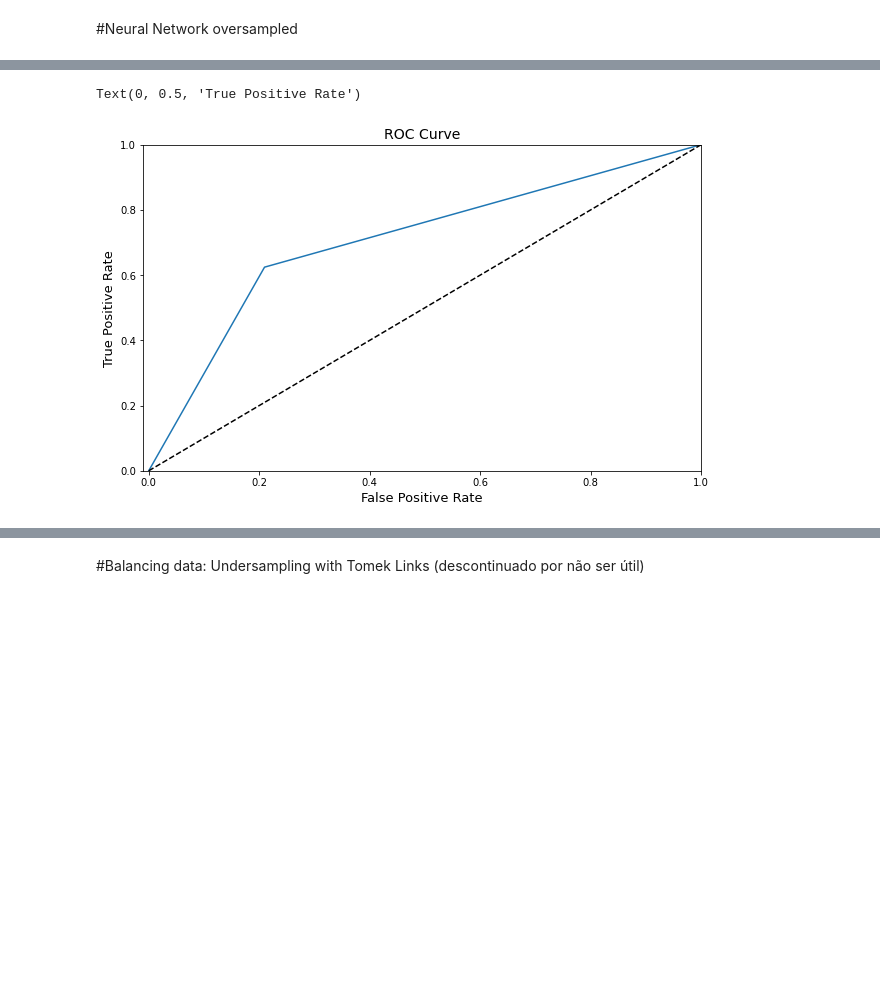
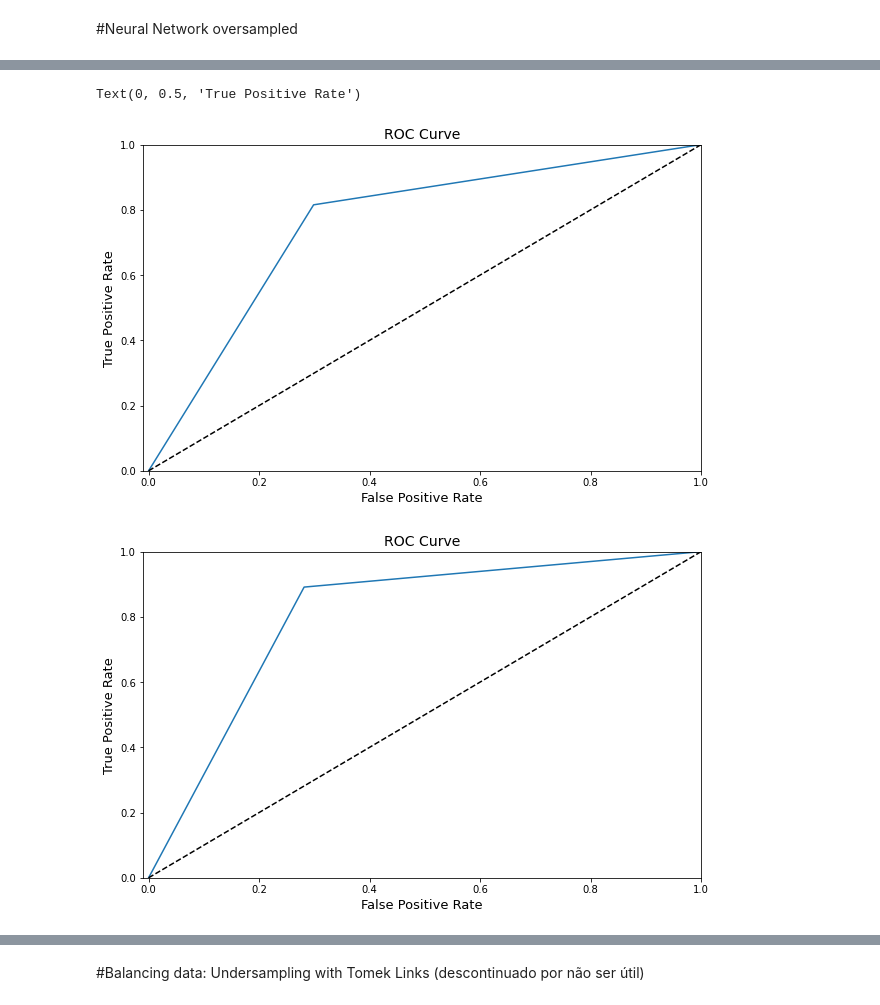
Before and after one commit to Gabriel-Lyra/bankruptcy_prediction, a Jupyter notebook: Projeto_aprendizagem_de_maquina.ipynb, the cells around one changed output, grey strips where cells are left out. Saved outputs shown, nothing was run; the diff lists cells and outputs as text; code cells hidden in the pictures; blank space fills up the shorter version.

```diff
--- a/Projeto_aprendizagem_de_maquina.ipynb
+++ b/Projeto_aprendizagem_de_maquina.ipynb
@@ -592,0 +653,9 @@ plot = skplt.metrics.plot_confusion_matrix(y_test, lr_oversampled_pred_class_ori
+# %%
+svc_oversampled = SVC(kernel = 'rbf')
+
+svc_oversampled.fit(x_train_oversampled,y_train_oversampled)
+svc_oversampled_pred_class = svc_oversampled.predict(x_test_oversampled)
+svc_oversampled_pred_class_original = svc_oversampled.predict(x_test)
+
+print(classification_report(y_test_oversampled, svc_oversampled_pred_class))
+print(classification_report(y_test, svc_oversampled_pred_class_original))
@@ -592,0 +715,9 @@ plot = skplt.metrics.plot_confusion_matrix(y_test, lr_oversampled_pred_class_ori
+# %%
+rf_oversampled = RandomForestClassifier()
+
+rf_oversampled.fit(x_train_oversampled,y_train_oversampled)
+rf_oversampled_pred_class = rf_oversampled.predict(x_test_oversampled)
+rf_oversampled_pred_class_original = rf_oversampled.predict(x_test)
+
+print(classification_report(y_test_oversampled, rf_oversampled_pred_class))
+print(classification_report(y_test, rf_oversampled_pred_class_original))
@@ -592,0 +777,9 @@ plot = skplt.metrics.plot_confusion_matrix(y_test, lr_oversampled_pred_class_ori
+# %%
+knn_oversampled = KNeighborsClassifier(n_neighbors = 5)
+
+knn_oversampled.fit(x_train_oversampled,y_train_oversampled)
+knn_oversampled_pred_class = knn_oversampled.predict(x_test_oversampled)
+knn_oversampled_pred_class_original = knn_oversampled.predict(x_test)
+
+print(classification_report(y_test_oversampled, knn_oversampled_pred_class))
+print(classification_report(y_test, knn_oversampled_pred_class_original))
@@ -598,8 +842,10 @@ mlp_oversampled.fit(x_train_oversampled, y_train_oversampled)
 
 mlp_oversampled.fit(x_train_oversampled, y_train_oversampled)
 mlp_oversampled_pred_class = mlp_oversampled.predict(x_test_oversampled)
+mlp_oversampled_pred_class_original = mlp_oversampled.predict(x_test)
 
 print(classification_report(y_test_oversampled, mlp_oversampled_pred_class))
+print(classification_report(y_test, mlp_oversampled_pred_class_original))
 # %% [output]
               precision    recall  f1-score   support
 
@@ -612,15 +867,29 @@ weighted avg       0.71      0.70      0.70      2640
 # %%
 mlp_oversampled_fpr, mlp_oversampled_tpr, mlp_oversampled_thresold = roc_curve(y_test_oversampled, mlp_oversampled_pred_class)
 
 plt.figure(figsize=(10,6))
 plt.plot(mlp_oversampled_fpr, mlp_oversampled_tpr, label='mlp_oversampled Classifier Score: {:.4f}'.format(roc_auc_score(y_test_oversampled, mlp_oversampled_pred_class)))
 plt.plot([0, 1], [0, 1], 'k--')
 plt.axis([-0.01, 1, 0, 1])
 plt.title('ROC Curve', fontsize=14)
 plt.xlabel('False Positive Rate', fontsize=13)
 plt.ylabel('True Positive Rate', fontsize=13)
+
+
+
+
+mlp_oversampled_fpr, mlp_oversampled_tpr, mlp_oversampled_thresold = roc_curve(y_test, mlp_oversampled_pred_class_original)
+
+plt.figure(figsize=(10,6))
+plt.plot(mlp_oversampled_fpr, mlp_oversampled_tpr, label='mlp_oversampled Classifier Score: {:.4f}'.format(roc_auc_score(y_test, mlp_oversampled_pred_class_original)))
+plt.plot([0, 1], [0, 1], 'k--')
+plt.axis([-0.01, 1, 0, 1])
+plt.title('ROC Curve', fontsize=14)
+plt.xlabel('False Positive Rate', fontsize=13)
+plt.ylabel('True Positive Rate', fontsize=13)
 # %% [output]
 Text(0, 0.5, 'True Positive Rate')
-[figure, old version]
+[figure, new version]
+[figure, added]
 # %%
 plot = skplt.metrics.plot_confusion_matrix(y_test_oversampled, mlp_oversampled_pred_class)
```
Also changed, not shown: parts of 36 cells of this notebook.
